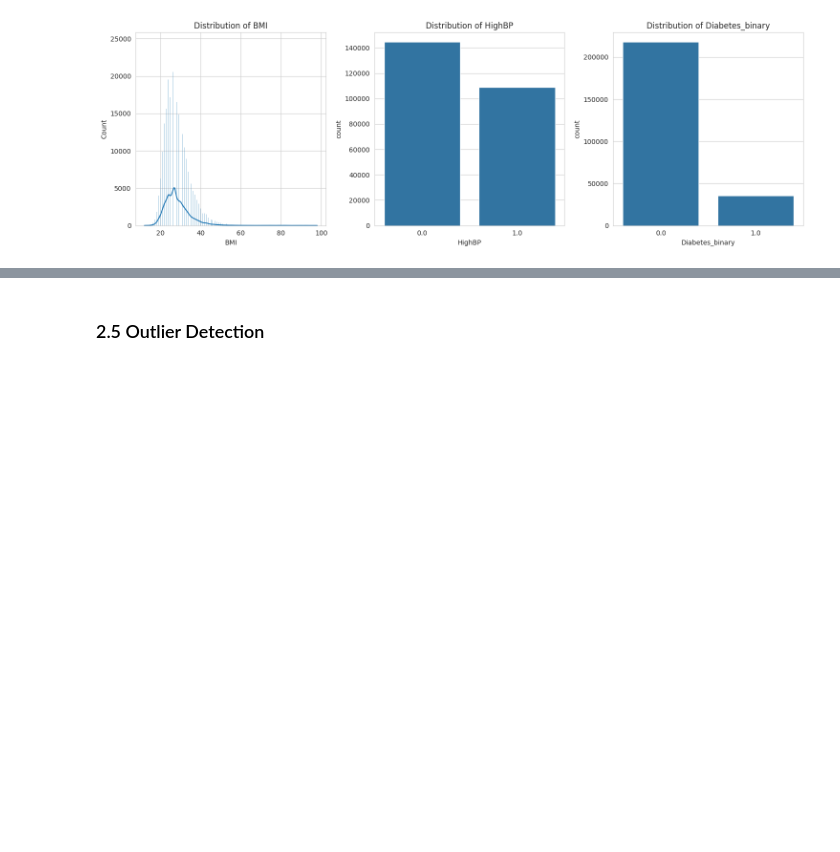
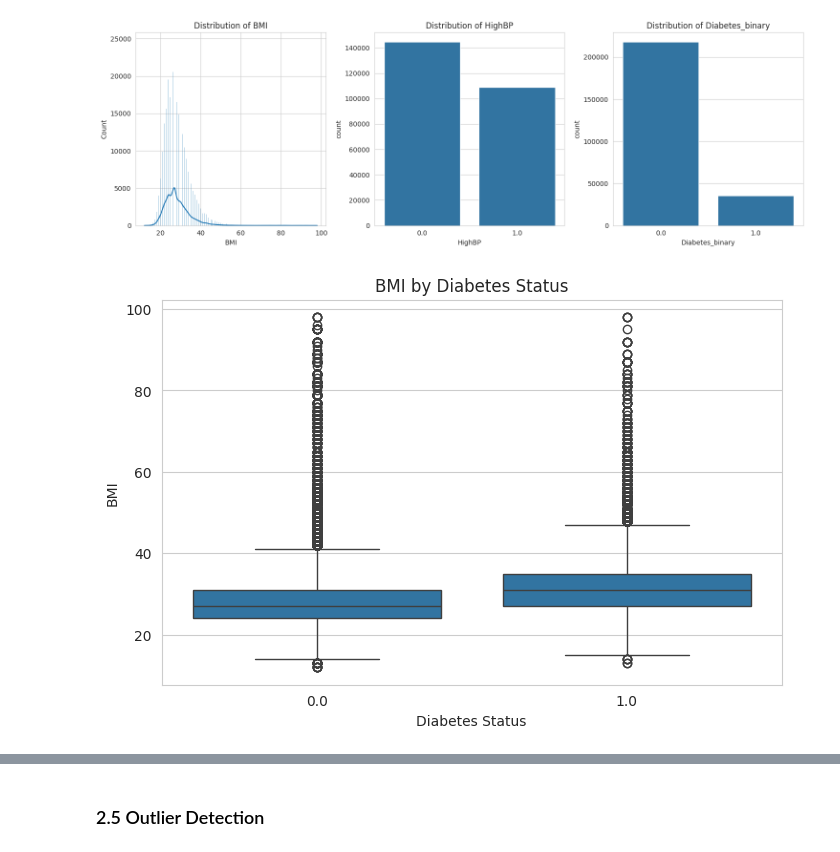
Before and after one commit to rpark3/ECON-3916-ML-Prediction-Project-Final-Project, a Jupyter notebook: 3916_final_project_starter.ipynb, the cells around one changed output, grey strips where cells are left out. Cells and saved outputs as stored; diff of their text form; code cells hidden in the pictures; blank space fills up the shorter version.

```diff
--- a/3916_final_project_starter.ipynb
+++ b/3916_final_project_starter.ipynb
@@ -191,3 +188,12 @@ plt.tight_layout()
 plt.show()
 # %% [output]
 [figure]
+# %%
+plt.figure(figsize=(8,5))
+sns.boxplot(x='Diabetes_binary', y='BMI', data=df)
+plt.title('BMI by Diabetes Status')
+plt.xlabel('Diabetes Status')
+plt.ylabel('BMI')
+plt.show()
+# %% [output]
+[figure, added]
```
Also changed, not shown: parts of 22 cells of this notebook.
